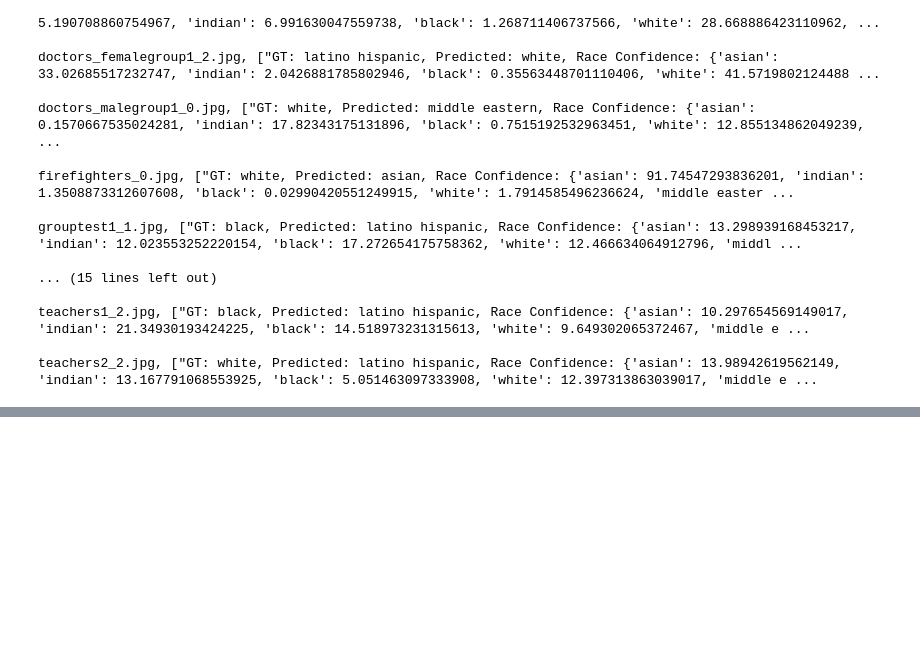
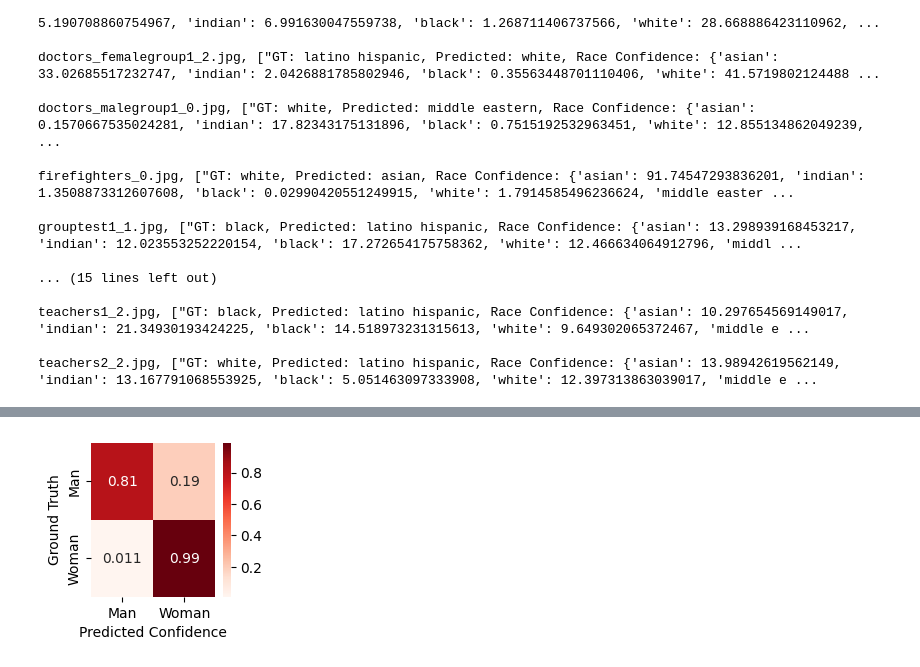
Before and after one commit to selenashe/reu_caar, a Jupyter notebook: group_gender_classification/testset_analysis_deepface.ipynb, the cells around one changed output, grey strips where cells are left out. Saved outputs shown, nothing was run; the diff lists cells and outputs as text; code cells hidden in the pictures; blank space fills up the shorter version.

```diff
--- a/group_gender_classification/testset_analysis_deepface.ipynb
+++ b/group_gender_classification/testset_analysis_deepface.ipynb
@@ -161,0 +191,28 @@ teachers2_2.jpg, ["GT: white, Predicted: latino hispanic, Race Confidence: {'asi
+# %%
+for filename in myKeys:
+    trueGender = groundtruth_dict[filename][0]
+    trueRace = groundtruth_dict[filename][1]
+    predGender = results[filename][0]
+    predRace = results[filename][2]
+
+    # update confidence confusion matrices
+
+    # gender update
+    for possibleGender, genderConfidence in results[filename][1].items():
+        gender_confidence_confusion[gender_dict[trueGender]][gender_dict[possibleGender]] += genderConfidence
+    for possibleRace, raceConfidence in results[filename][3].items():
+        race_confidence_confusion[race_dict[trueRace]][race_dict[possibleRace]] += raceConfidence
+# %%
+for i in range(gender_confidence_confusion.shape[0]):
+    gender_confidence_confusion[i, :] /= np.sum(gender_confidence_confusion[i, :])
+
+for i in range(race_confidence_confusion.shape[0]):
+    race_confidence_confusion[i, :] /= np.sum(race_confidence_confusion[i, :])
+# %%
+df_gender_confidence_confusion = pd.DataFrame(gender_confidence_confusion, index = ["Man", "Woman"],
+              columns = ["Man", "Woman"])
+plt.figure(figsize = (2,2))
+gmap2 = sn.heatmap(df_gender_confidence_confusion, annot=True,cmap="Reds")
+gmap2 = gmap2.set(xlabel='Predicted Confidence', ylabel='Ground Truth')
+# %% [output]
+[figure, added]
```
Also changed, not shown: parts of 15 cells of this notebook, 1 other file.
